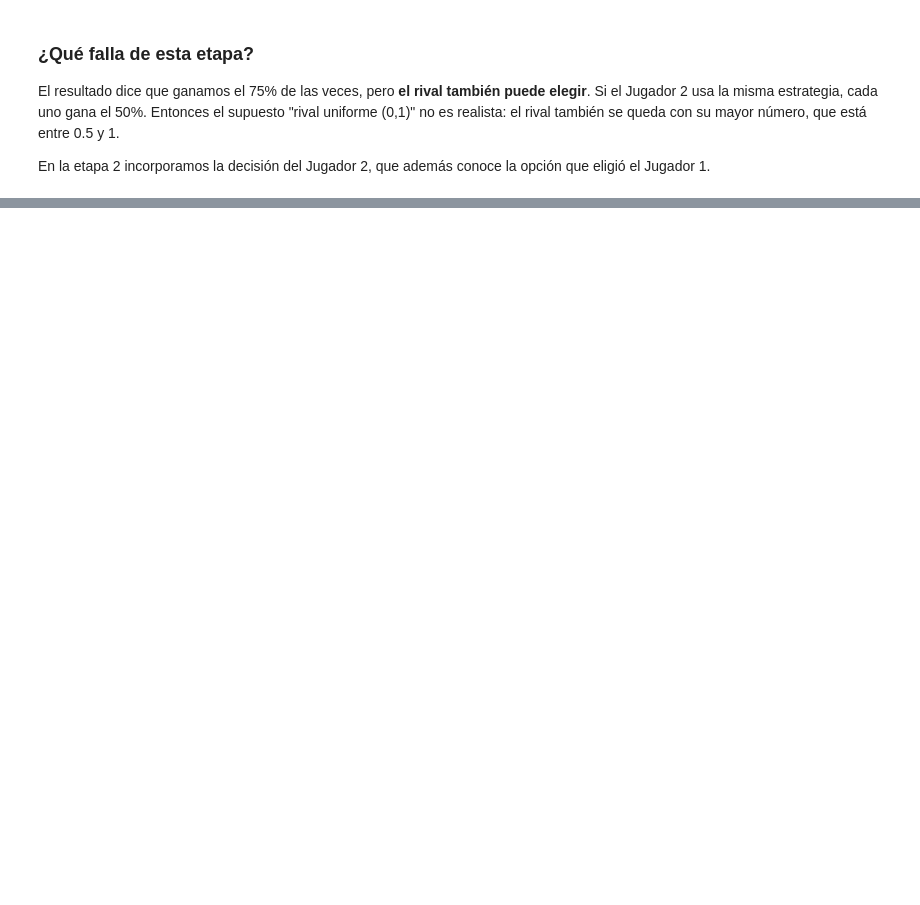
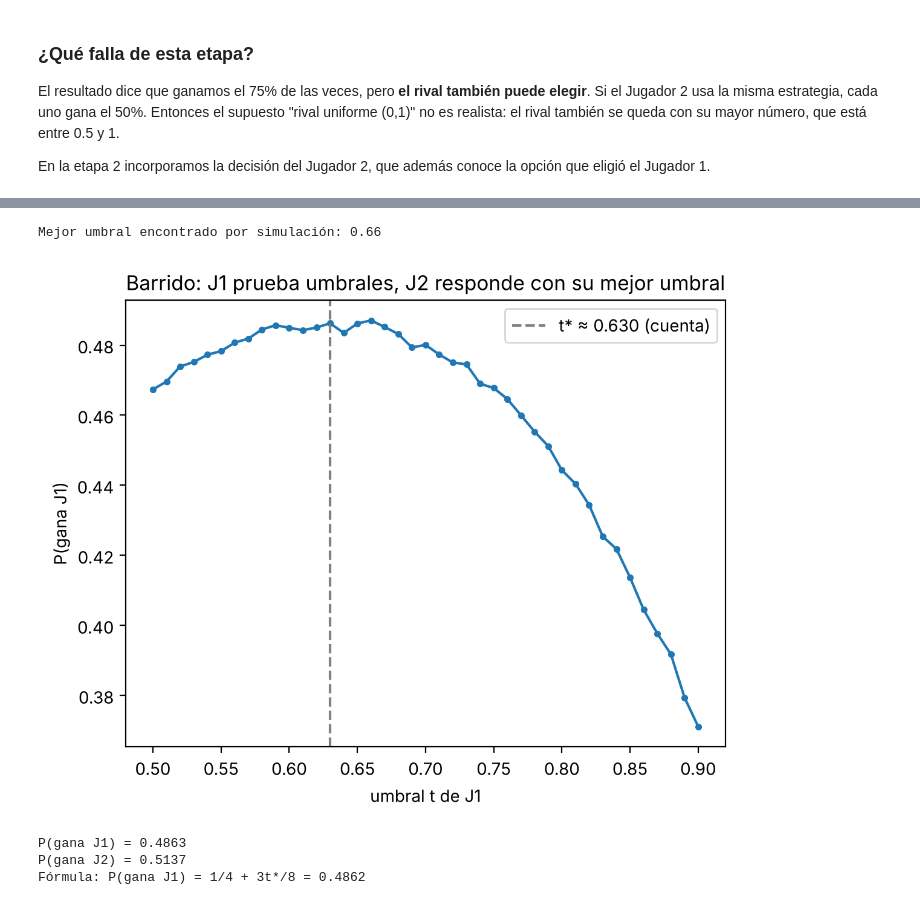
Before and after one commit to VictoriaMarull/finalTRPIII, a Jupyter notebook: trp3.ipynb, the cells around one changed output, grey strips where cells are left out. Drawn from its saved outputs; the diff is of its cells as text; code cells hidden in the pictures; blank space fills up the shorter version.

Commit message:
Etapa 1 corregida y etapa 2 completa

```diff
--- a/trp3.ipynb
+++ b/trp3.ipynb
@@ -421,0 +429,5 @@ Sin embargo, esta conclusión todavía no representa la estrategia óptima del j
+# %%
+# Si J1 sorteó, su número es uniforme (0,1): J2 usa la misma función de la etapa 1
+for y in [0.9, 0.2, 0.45]:
+    opcion, prob = mejor_opcion(y)
+    print("J2 con y =", y, "→", opcion, "con P(ganar) =", round(prob, 2))
@@ -421,0 +582,46 @@ Sin embargo, esta conclusión todavía no representa la estrategia óptima del j
+# %%
+def jugar(t, n):
+    s = umbral_j2(t)
+
+    # Jugador 1
+    x = np.random.rand(n)
+    m1 = np.maximum(x, 1 - x)
+    j1_sortea = m1 < t
+    z = np.where(j1_sortea, np.random.rand(n), m1)
+
+    # Jugador 2 (su umbral depende de lo que hizo J1)
+    y = np.random.rand(n)
+    m2 = np.maximum(y, 1 - y)
+    umbral = np.where(j1_sortea, 0.5, s)
+    w = np.where(m2 < umbral, np.random.rand(n), m2)
+
+    return np.mean(z > w)        # proporción de partidas que gana J1
+# %%
+ts = np.linspace(0.5, 0.9, 41)
+
+resultados = []
+for t in ts:
+    resultados.append(jugar(t, 200000))
+
+mejor = ts[np.argmax(resultados)]
+print("Mejor umbral encontrado por simulación:", round(mejor, 3))
+
+plt.plot(ts, resultados, marker="o", markersize=3)
+plt.axvline(t_opt, color="gray", linestyle="--", label="t* ≈ 0.630 (cuenta)")
+plt.xlabel("umbral t de J1")
+plt.ylabel("P(gana J1)")
+plt.title("Barrido: J1 prueba umbrales, J2 responde con su mejor umbral")
+plt.legend()
+plt.show()
+# %% [output]
+Mejor umbral encontrado por simulación: 0.66
+[figure, added]
+# %%
+p_j1 = jugar(t_opt, 5000000)
+print("P(gana J1) =", round(p_j1, 4))
+print("P(gana J2) =", round(1 - p_j1, 4))
+print("Fórmula: P(gana J1) = 1/4 + 3t*/8 =", round(0.25 + 3 * t_opt / 8, 4))
+# %% [output]
+P(gana J1) = 0.4863
+P(gana J2) = 0.5137
+Fórmula: P(gana J1) = 1/4 + 3t*/8 = 0.4862
```
Also changed, not shown: parts of 26 cells of this notebook.
